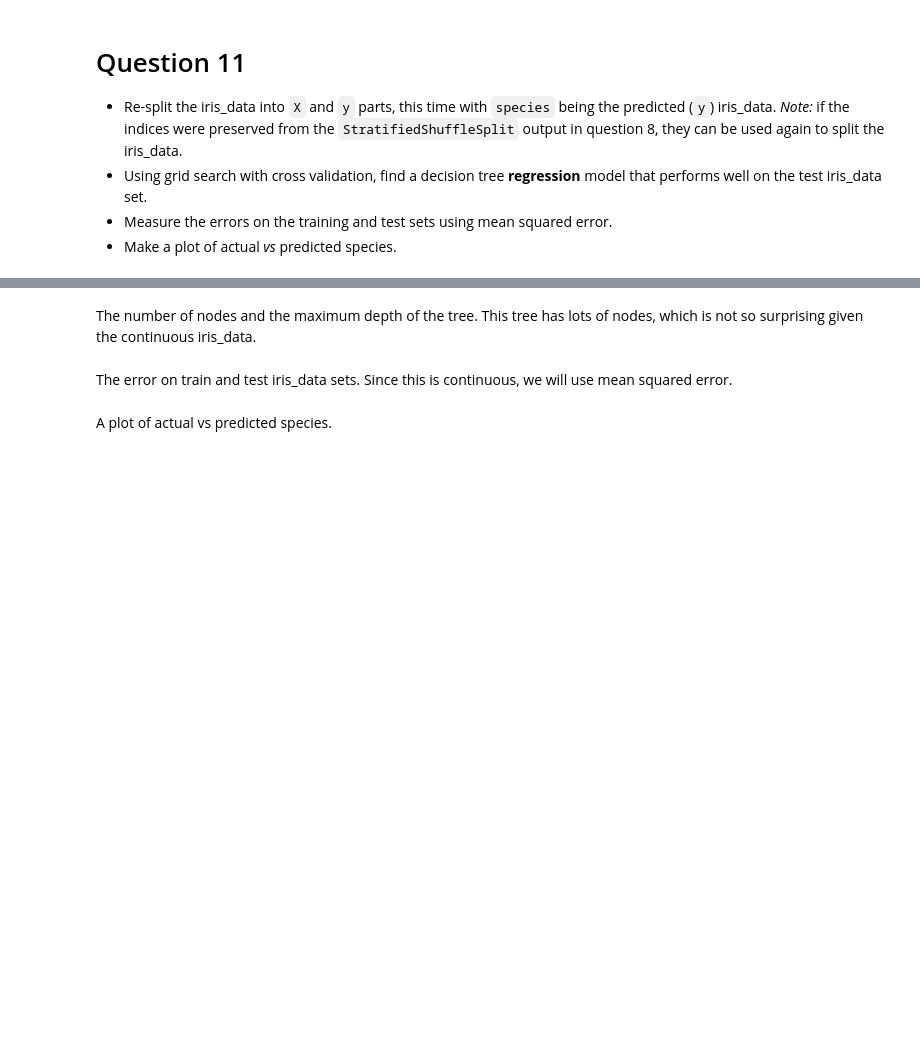
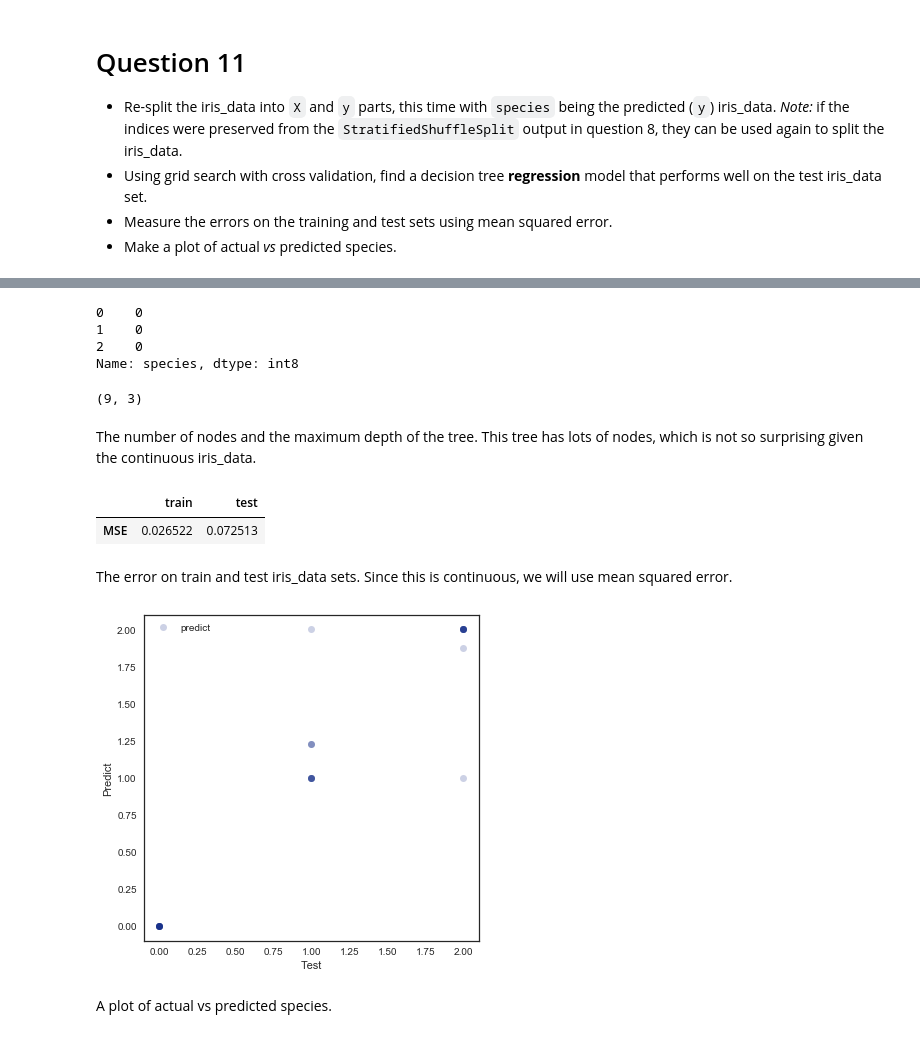
Before and after one commit to olszewskip/Intel_ML_501, a Jupyter notebook: week8/Week8_Decision_Trees_HW.ipynb, the cells around one changed output, grey strips where cells are left out. Drawn from its saved outputs; the diff is of its cells as text; code cells hidden in the pictures; blank space fills up the shorter version.

```diff
--- a/week8/Week8_Decision_Trees_HW.ipynb
+++ b/week8/Week8_Decision_Trees_HW.ipynb
@@ -568,0 +579,7 @@ else:
+# %%
+my_data.species[:3]
+# %% [output]
+0    0
+1    0
+2    0
+Name: species, dtype: int8
@@ -569,7 +593,60 @@ else:
+# %%
+from sklearn.model_selection import GridSearchCV
+from sklearn.tree import DecisionTreeRegressor
+
+dr = DecisionTreeRegressor().fit(X_train, y_train)
+
+param_grid = {'max_depth': [1,3,5],
+              'max_features': [1,2,3,4]}
+
+GR_iris_reg = GridSearchCV(DecisionTreeRegressor(random_state=42),
+                     param_grid=param_grid,
+                     scoring='neg_mean_squared_error',
+                      n_jobs=-1, cv=4, iid=False)
+
+GR_iris_reg = GR_iris_reg.fit(X_train, y_train)
+# %%
+GR_iris_reg.best_estimator_.tree_.node_count, GR_iris_reg.best_estimator_.tree_.max_depth
+# %% [output]
+(9, 3)
 # %% [markdown]
 The number of nodes and the maximum depth of the tree. This tree has lots of nodes, which is not so surprising given the continuous iris_data.
+# %%
+from sklearn.metrics import mean_squared_error
+
+y_train_pred_gr_iris_reg = GR_iris_reg.predict(X_train)
+y_test_pred_gr_iris_reg  = GR_iris_reg.predict(X_test)
+
+train_test_gr_iris_reg = pd.Series({'train': mean_squared_error(y_train, y_train_pred_gr_iris_reg),
+                                         'test':  mean_squared_error(y_test, y_test_pred_gr_iris_reg)},
+                                          name='MSE').to_frame().T
+
+train_test_gr_iris_reg
+# %% [output]
+|  | train | test |
+| MSE | 0.026522 | 0.072513 |
 # %% [markdown]
 The error on train and test iris_data sets. Since this is continuous, we will use mean squared error.
+# %%
+import matplotlib.pyplot as plt
+import seaborn as sns
+
+sns.set_context('notebook')
+sns.set_style('white')
+sns.set_palette('dark')
+
+%matplotlib inline
+# %%
+fig = plt.figure(figsize=(6,6))
+ax = plt.axes()
+
+iris_test_predict = pd.DataFrame({'test':y_test.values,
+                                'predict': y_test_pred_gr_iris_reg}).set_index('test').sort_index()
+
+iris_test_predict.plot(marker='o', ls='', ax=ax, alpha=0.2)
+ax.set(xlabel='Test', ylabel='Predict', xlim=(-0.1, 2.1), ylim=(-0.1, 2.1));
+# %% [output]
+[figure, added]
 # %% [markdown]
 A plot of actual vs predicted species.
 # %% [markdown]
```
Also changed, not shown: parts of 9 cells of this notebook.
